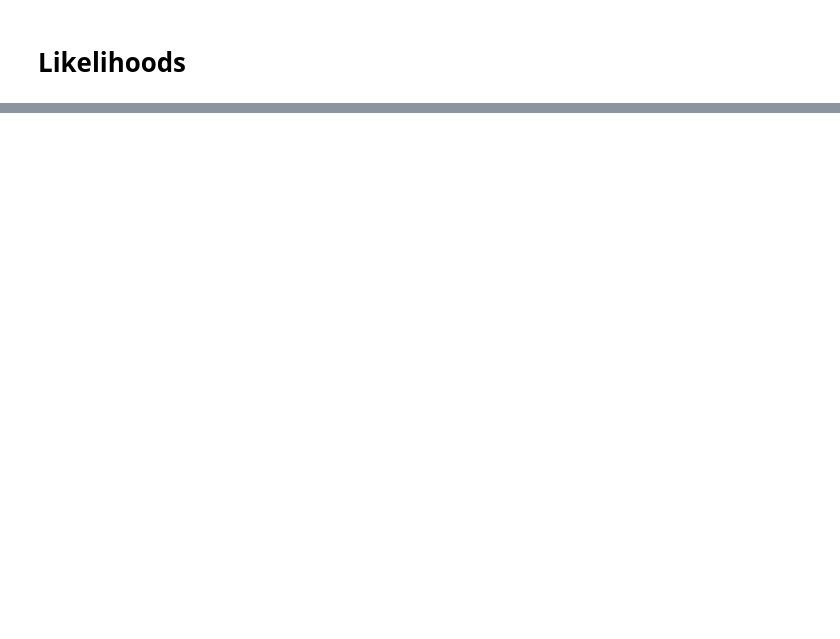
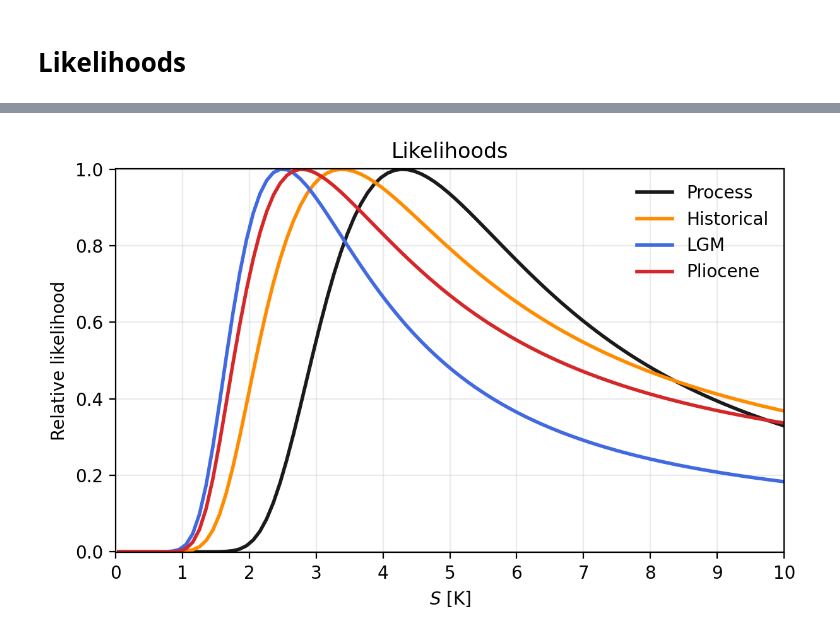
Before and after one commit to vtcooper/bayecs, a Jupyter notebook: Cooper_baselines.ipynb, the cells around one changed output, grey strips where cells are left out. Saved outputs shown, nothing was run; the diff lists cells and outputs as text; code cells hidden in the pictures; blank space fills up the shorter version.

Commit message:
prelim numbers for ipcc

```diff
--- a/Cooper_baselines.ipynb
+++ b/Cooper_baselines.ipynb
@@ -817,0 +1849,30 @@ for evidence, evidence_curves in curves.items():
+# %%
+csel = {'Process':'0.2',
+        'Historical':'darkorange',
+        'LGM':'royalblue',
+        'Pliocene':'tab:red'}
+
+fig, ax = plt.subplots(figsize=(6.2, 4.0),dpi=200)
+for label, y in process_curves.items():
+    if label == 'Prelim. Revision':
+        ax.plot(S_like_grid, _rel(y), lw=2, label='Process',c='0.1')
+
+for evidence, evidence_curves in curves.items():
+    # if (evidence == 'historical'):
+    for label, y in evidence_curves.items():
+        if label == 'Prelim. Revision':
+            label_alt = evidence
+            ax.plot(S_like_grid, _rel(y), lw=2, label=label_alt, c=csel[evidence])
+
+ax.set(xlabel="$S$ [K]", ylabel="Relative likelihood", title=f"{evidence} likelihood")
+ax.set_xlim(S_like_grid.min(), S_like_grid.max())
+ax.grid(alpha=0.25)
+ax.legend(frameon=False)
+plt.ylim(-0.002,1.002)
+plt.xlim(0,S_like_grid.max())
+plt.xticks(np.arange(11))
+plt.title('Likelihoods')
+plt.tight_layout()
+plt.show()
+# %% [output]
+[figure, added]
```
Also changed, not shown: parts of 52 cells of this notebook.
